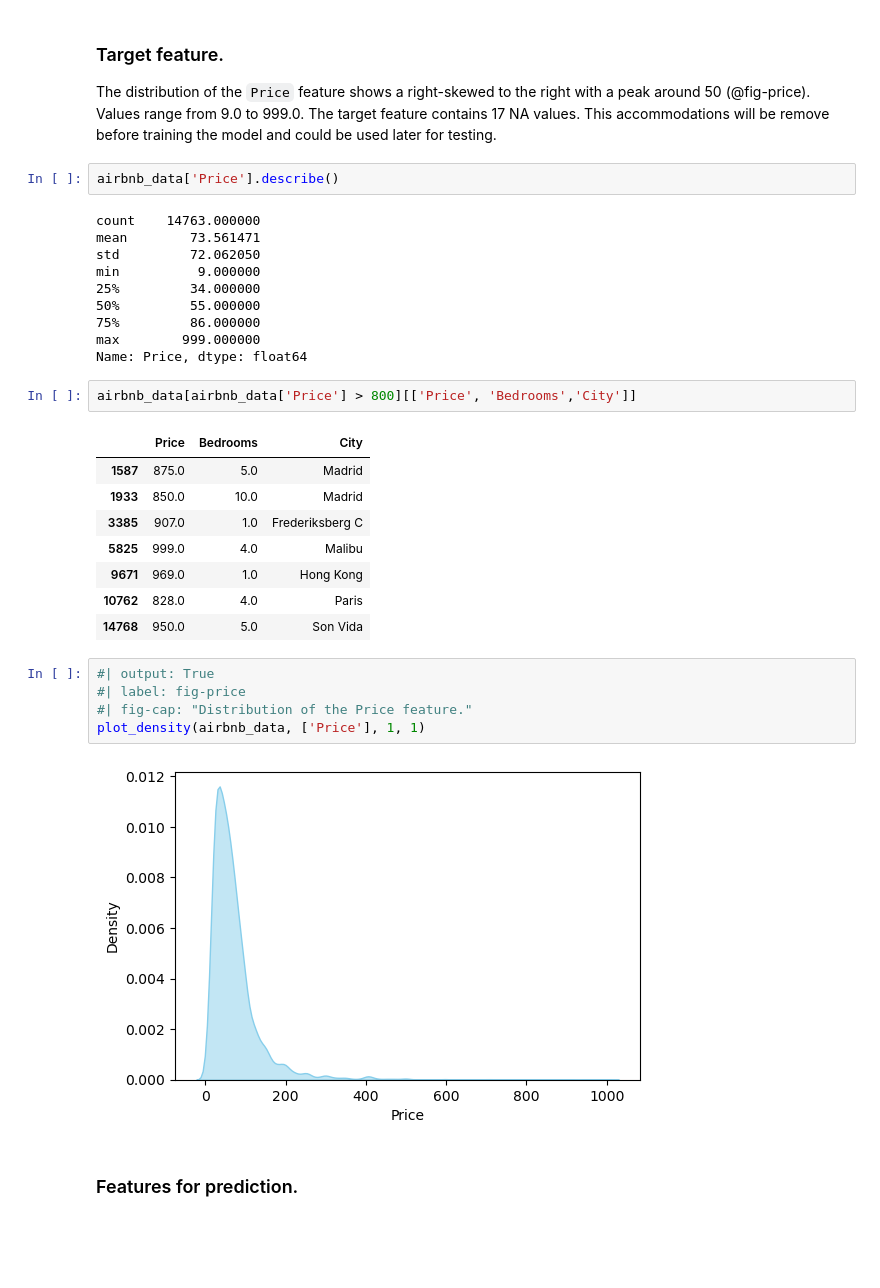
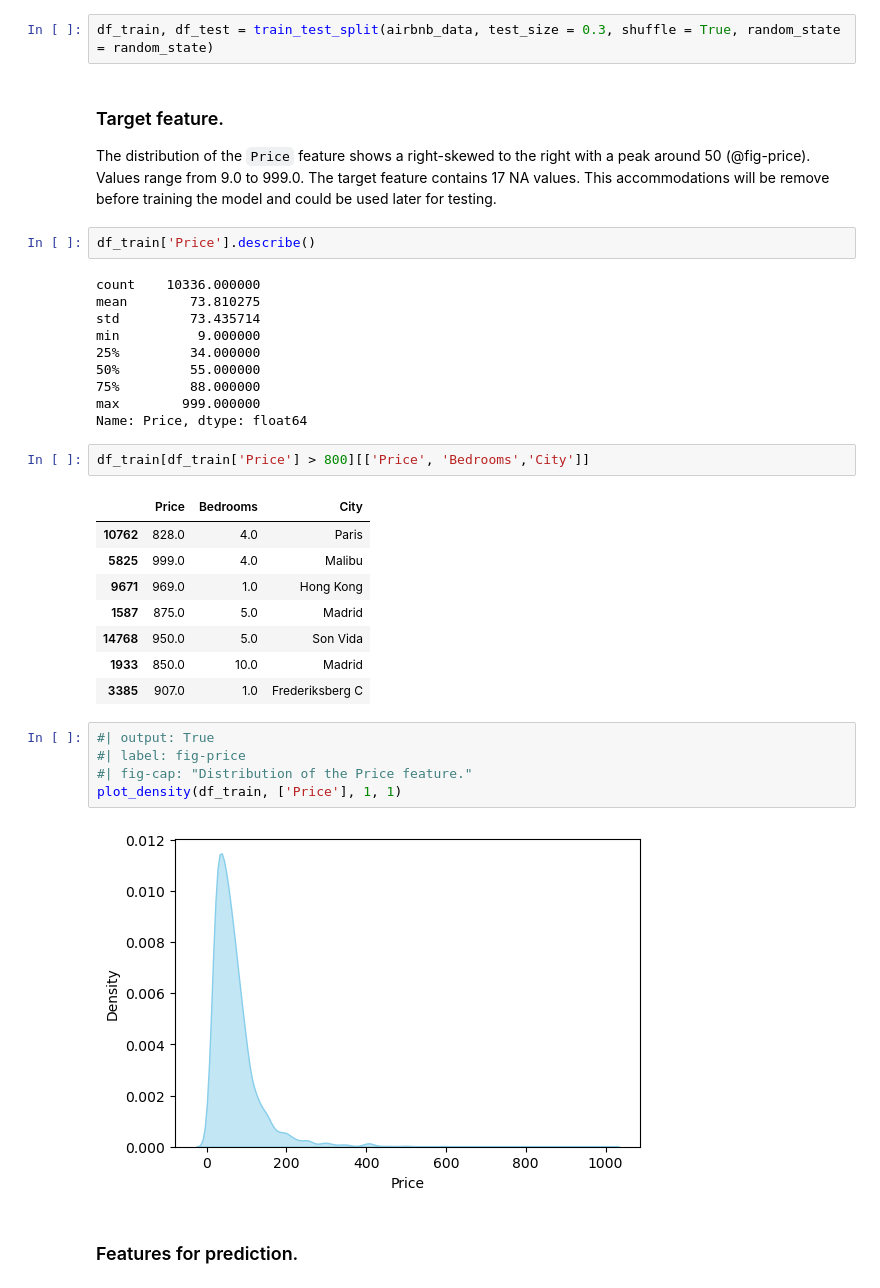
Before and after one commit to mapardo-lab/exerciseMLKeepcoding, a Jupyter notebook: notebooks/exerciseML.ipynb, the cells around one changed output. Cells and saved outputs as stored; diff of their text form; blank space fills up the shorter version.

```diff
--- a/notebooks/exerciseML.ipynb
+++ b/notebooks/exerciseML.ipynb
@@ -96,36 +105,38 @@ Number of NA values for Price feature: 17
+# %%
+df_train, df_test = train_test_split(airbnb_data, test_size = 0.3, shuffle = True, random_state = random_state)
 # %% [markdown]
 ### Target feature.
 
 The distribution of the `Price` feature shows a right-skewed to the right with a peak around 50 (@fig-price). Values range from 9.0 to 999.0. The target feature contains 17 NA values. This accommodations will be remove before training the model and could be used later for testing.
 # %%
-airbnb_data['Price'].describe()
+df_train['Price'].describe()
 # %% [output]
-count    14763.000000
-mean        73.561471
-std         72.062050
+count    10336.000000
+mean        73.810275
+std         73.435714
 min          9.000000
 25%         34.000000
 50%         55.000000
-75%         86.000000
+75%         88.000000
 max        999.000000
 Name: Price, dtype: float64
 # %%
-airbnb_data[airbnb_data['Price'] > 800][['Price', 'Bedrooms','City']]
+df_train[df_train['Price'] > 800][['Price', 'Bedrooms','City']]
 # %% [output]
 |  | Price | Bedrooms | City |
+| 10762 | 828.0 | 4.0 | Paris |
+| 5825 | 999.0 | 4.0 | Malibu |
+| 9671 | 969.0 | 1.0 | Hong Kong |
 | 1587 | 875.0 | 5.0 | Madrid |
+| 14768 | 950.0 | 5.0 | Son Vida |
 | 1933 | 850.0 | 10.0 | Madrid |
 | 3385 | 907.0 | 1.0 | Frederiksberg C |
-| 5825 | 999.0 | 4.0 | Malibu |
-| 9671 | 969.0 | 1.0 | Hong Kong |
-| 10762 | 828.0 | 4.0 | Paris |
-| 14768 | 950.0 | 5.0 | Son Vida |
 # %%
 #| output: True
 #| label: fig-price
 #| fig-cap: "Distribution of the Price feature."
-plot_density(airbnb_data, ['Price'], 1, 1)
+plot_density(df_train, ['Price'], 1, 1)
 # %% [output]
-[figure, old version]
+[figure, new version]
 # %% [markdown]
 ### Features for prediction.
```
Also changed, not shown: parts of 65 cells of this notebook, 38 other files.
